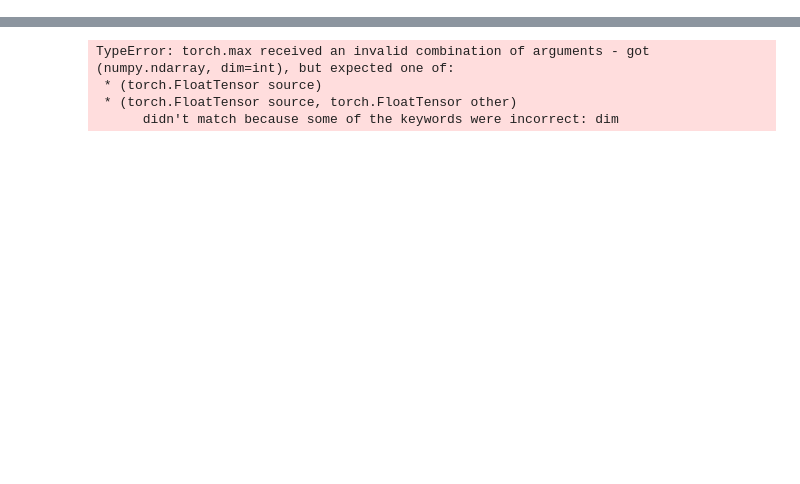
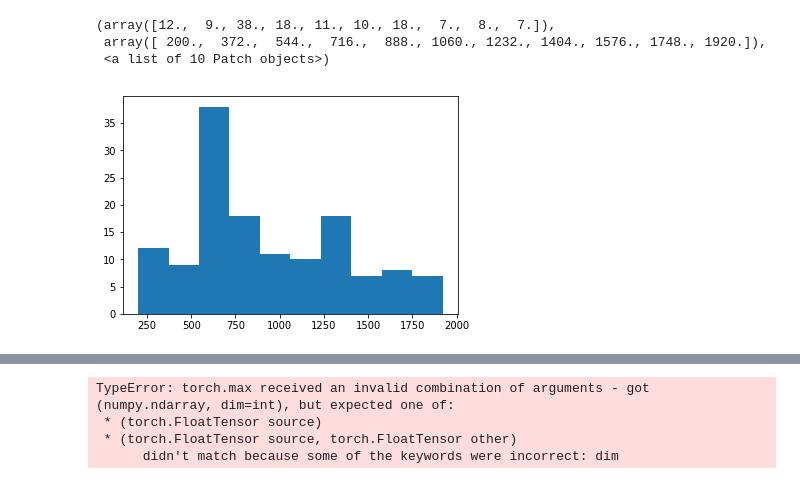
Before and after one commit to jaskinn/fastai, a Jupyter notebook: courses/dl1/lesson 1 - resnext50, dodge vs chev.ipynb, the cells around one changed output, grey strips where cells are left out. Saved outputs shown, nothing was run; the diff lists cells and outputs as text; code cells hidden in the pictures; blank space fills up the shorter version.

```diff
--- a/courses/dl1/lesson 1 - resnext50, dodge vs chev.ipynb
+++ b/courses/dl1/lesson 1 - resnext50, dodge vs chev.ipynb
@@ -23,0 +57,7 @@ learn = ConvLearner.pretrained(arch, data, precompute=True, ps=0.5)
+# %%
+plt.hist(row_sz[row_sz<2000])
+# %% [output]
+(array([12.,  9., 38., 18., 11., 10., 18.,  7.,  8.,  7.]),
+ array([ 200.,  372.,  544.,  716.,  888., 1060., 1232., 1404., 1576., 1748., 1920.]),
+ <a list of 10 Patch objects>)
+[figure, added]
```
Also changed, not shown: parts of 16 cells of this notebook.
